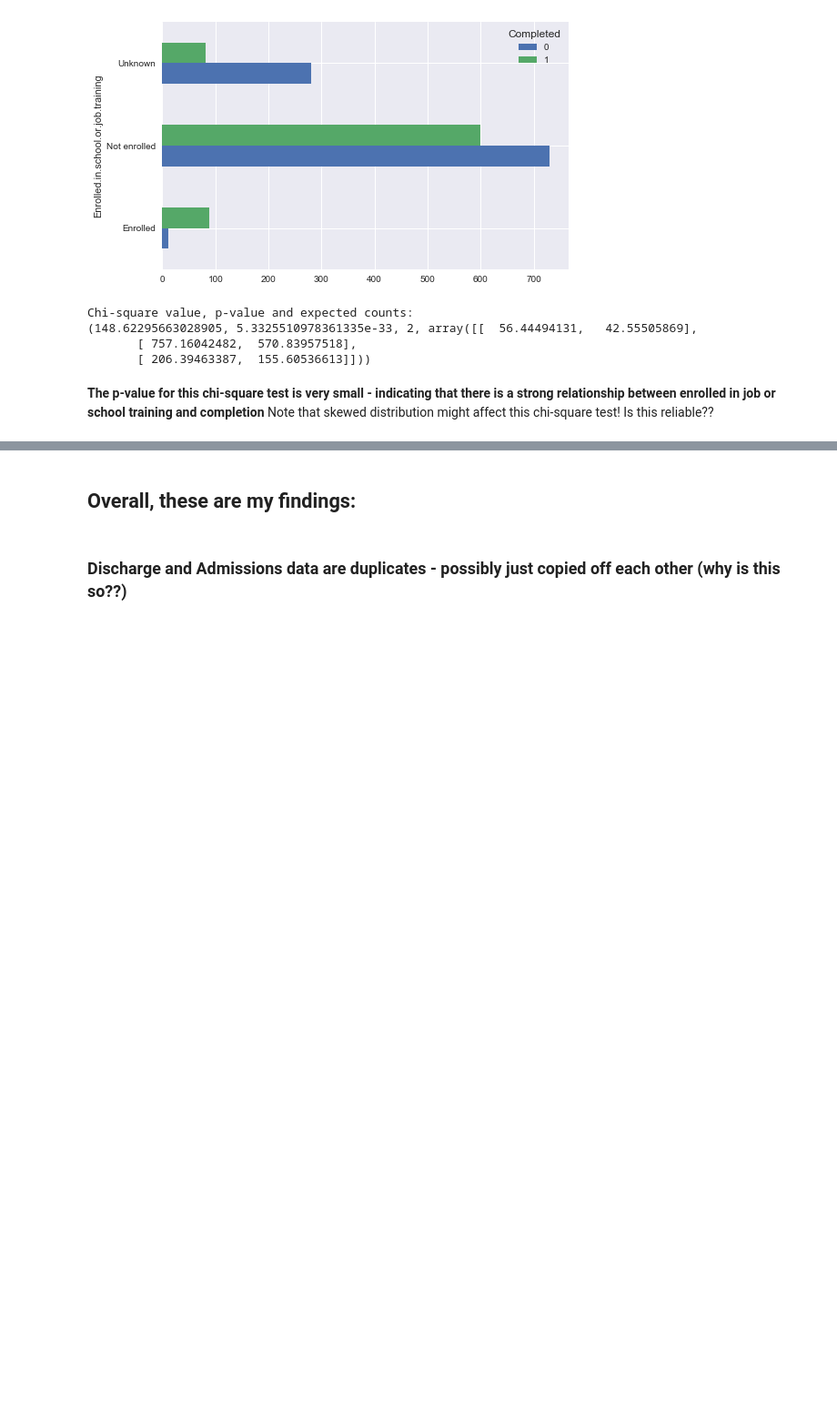
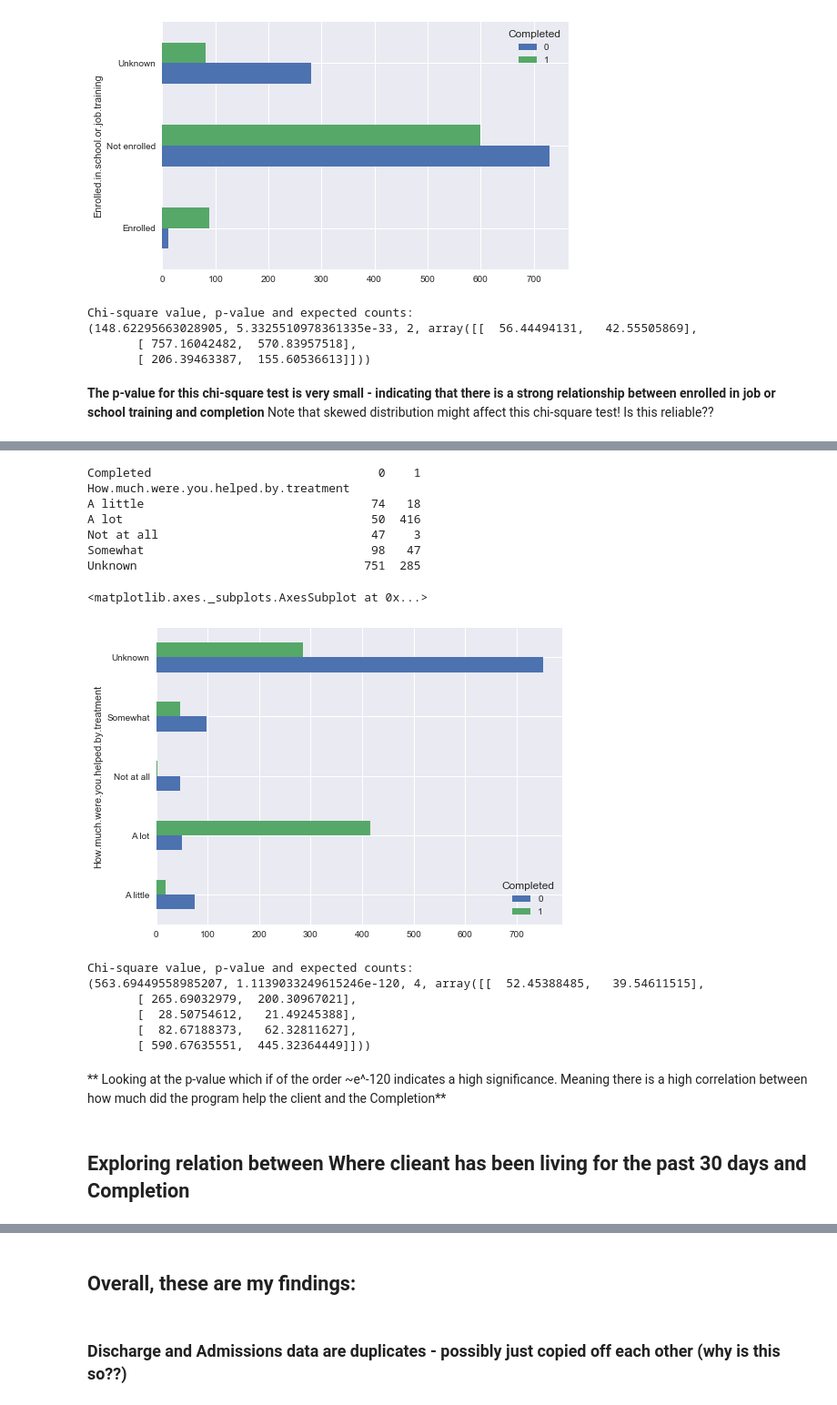
Before and after one commit to Prableen/AVIVO, a Jupyter notebook: Avivo - Exploratory Data Analysis.ipynb, the cells around one changed output, grey strips where cells are left out. Shown: that part at 91% size. Drawn from its saved outputs; the diff is of its cells as text; code cells hidden in the pictures; blank space fills up the shorter version.

```diff
--- a/Avivo - Exploratory Data Analysis.ipynb
+++ b/Avivo - Exploratory Data Analysis.ipynb
@@ -675,0 +692,33 @@ Chi-square value, p-value and expected counts:
+# %%
+#crosstab
+tab = pd.crosstab(df_dis['How.much.were.you.helped.by.treatment'], df_dis['Completed'])
+print(tab)
+#print("NA count: ",df_dis['How.much.were.you.helped.by.treatment'].isnull().sum())
+tab.plot(kind = 'barh', figsize = (8,6))
+# %% [output]
+Completed                                0    1
+How.much.were.you.helped.by.treatment
+A little                                74   18
+A lot                                   50  416
+Not at all                              47    3
+Somewhat                                98   47
+Unknown                                751  285
+<matplotlib.axes._subplots.AxesSubplot at 0x...>
+[figure, added]
+# %%
+#Checking for independance of how mcuh did program help and Completion
+#chi-sq test
+chiTest = scipy.stats.chi2_contingency(tab)
+print('Chi-square value, p-value and expected counts: ')
+print(chiTest)
+# %% [output]
+Chi-square value, p-value and expected counts:
+(563.69449558985207, 1.1139033249615246e-120, 4, array([[  52.45388485,   39.54611515],
+       [ 265.69032979,  200.30967021],
+       [  28.50754612,   21.49245388],
+       [  82.67188373,   62.32811627],
+       [ 590.67635551,  445.32364449]]))
+# %% [markdown]
+** Looking at the p-value which if of the order ~e^-120 indicates a high significance. Meaning there is a high correlation between how much did the program help the client and the Completion**
+# %% [markdown]
+## Exploring relation between Where clieant has been living for the past 30 days and Completion
```
Also changed, not shown: parts of 20 cells of this notebook.
